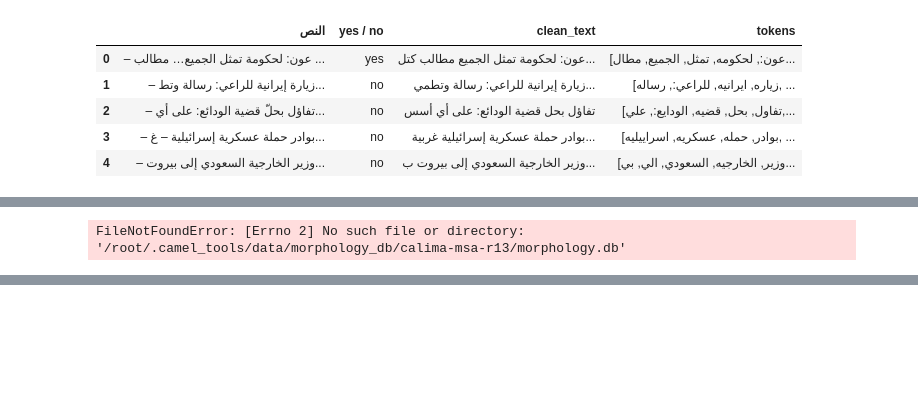
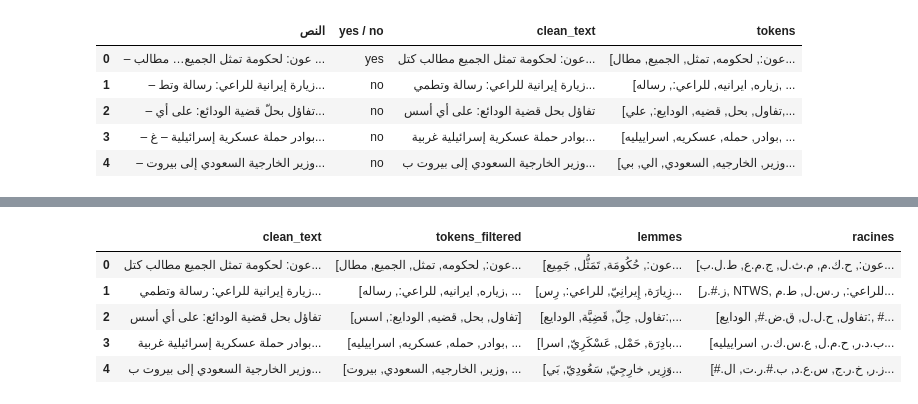
Before and after one commit to imanuni/imanuni, a Jupyter notebook: nettoyagefile.ipynb, the cells around one changed output, grey strips where cells are left out. Drawn from its saved outputs; the diff is of its cells as text; code cells hidden in the pictures; blank space fills up the shorter version.

```diff
--- a/nettoyagefile.ipynb
+++ b/nettoyagefile.ipynb
@@ -168,8 +175,8 @@ df = pd.read_csv('nettoye_tokens.csv', encoding='utf-8-sig')
 phrases = df['clean_text'].astype(str).tolist()
 
 # Liste personnalisée de stopwords (attention aux espaces et virgules)
-custom_stopwords = ['من', 'اى', 'عن', 'الى', 'يوما', 'الآن','مما','حول','ما','نحو', 'حتى', 'ثم', 'على','مهلة', 'الي', 'لا', 'ولا','في', 'لم', 'لن', 'لو', 'لدينا', 'التي', 'بين','وهي','اكثر','مع','هم','لنا','هذا','بعد','بالنسبه','لانها','ايضا','خلال','بعد','هذه','اجل','بكل','ان','ما', 'اولا',
-                    'ال', 'او', 'ليس']
+custom_stopwords = ['من', 'اى', 'عن', 'الى', 'يوما', 'الآن','مما','حول','ما','نحو','كى','انا','ضدها', 'حتى', 'ثم', 'على','مهلة', 'الي', 'لا', 'ولا','في', 'لم', 'لن', 'لو', 'لدينا', 'التي', 'بين','وهي','اكثر','مع','هم','لنا','هذا','بعد','بالنسبه','لانها','ايضا','خلال','بعد','هذه','اجل','بكل','ان','ما', 'اولا',
+                    'ال', 'او','كان','عليه','غير','وبعض','تحت','رغم','وطاه','كل','متى','جدا','فى', 'تحت','ونحن','ولن','وطاه','معا','والا' ,'كل','خلف', 'غير', 'عبر' ,'الـ' ,'له','عنه']
 
 custom_stopwords = [normalize_arabic(word) for word in custom_stopwords]#ajouter ce ligne pour lire bien les stop words.
 
@@ -249,22 +280,14 @@ ModuleNotFoundError: No module named 'camel_tools.utils.dl'
 # %%
-import pandas as pd
-from camel_tools.morphology.database import MorphologyDB
-from camel_tools.morphology.analyzer import Analyzer
-
-# 1. Charger ton fichier existant (avec tokens filtrés)
+from camel_tools.utils.dediac import dediac_ar
+import ast
+# Charger ton fichier (si nécessaire)
 df = pd.read_csv('nettoye_tokens_filtered.csv', encoding='utf-8-sig')
 
-# 2. Corriger les listes stockées sous forme de chaînes (ast = safe eval)
-import ast
+# Parser la colonne 'tokens_filtered' (listes stockées sous forme de chaînes)
 df['tokens_filtered'] = df['tokens_filtered'].apply(ast.literal_eval)
 
-# 3. Initialiser l'analyseur CAMeL
-db = MorphologyDB.builtin_db()
-analyzer = Analyzer(db)
-
-# 4. Appliquer la lemmatisation (LAM) et racinisation (STAM)
-lemmatized_tokens = []
-stemmed_tokens = []
+lemmes_col = []
+racines_col = []
 
 for tokens in df['tokens_filtered']:
     lemmas = []
@@ -272,26 +295,25 @@ for tokens in df['tokens_filtered']:
     for token in tokens:
         analyses = analyzer.analyze(token)
         if analyses:
-            lemmas.append(analyses[0]['lex'])    # Lemma (forme canonique)
-            roots.append(analyses[0]['root'])    # Racine
+            lemmas.append(analyses[0]['lex'])   # LAM
+            roots.append(analyses[0]['root'])   # STAM
         else:
-            lemmas.append(token)  # si non reconnu
+            lemmas.append(token)
             roots.append(token)
-    lemmatized_tokens.append(lemmas)
-    stemmed_tokens.append(roots)
+    lemmes_col.append(lemmas)
+    racines_col.append(roots)
 
-# 5. Ajouter les résultats au DataFrame
-df['lemmes'] = lemmatized_tokens
-df['racines'] = stemmed_tokens
+# Ajouter au DataFrame
+df['lemmes'] = lemmes_col
+df['racines'] = racines_col
 
-# 6. Sauvegarder le fichier final
+# Sauvegarder le nouveau CSV
 df.to_csv('corpus_lemmatise_racinise.csv', index=False, encoding='utf-8-sig')
 
-# 7. Télécharger dans Colab
+# Télécharger
 from google.colab import files
 files.download('corpus_lemmatise_racinise.csv')
 
-# 8. Afficher un aperçu
-df.head()
+# Afficher un aperçu
+df[['clean_text', 'tokens_filtered', 'lemmes', 'racines']].head()
 # %% [output]
-FileNotFoundError: [Errno 2] No such file or directory: '/root/.camel_tools/data/morphology_db/calima-msa-r13/morphology.db'
@@ -297,0 +322,6 @@ FileNotFoundError: [Errno 2] No such file or directory: '/root/.camel_tools/data
+|  | clean_text | tokens_filtered | lemmes | racines |
+| 0 | عون: لحكومة تمثل الجميع مطالب كتل... | [عون:, لحكومه, تمثل, الجميع, مطال... | [عون:, حُكُومَة, تَمَثُّل, جَمِيع... | [عون:, ح.ك.م, م.ث.ل, ج.م.ع, ط.ل.ب... |
+| 1 | زيارة إيرانية للراعي: رسالة وتطمي... | [زياره, ايرانيه, للراعي:, رساله, ... | [زِيارَة, إِيرانِيّ, للراعي:, رِس... | [ز.#.ر, NTWS, للراعي:, ر.س.ل, ط.م... |
+| 2 | تفاؤل بحل قضية الودائع: على أي أسس | [تفاول, بحل, قضيه, الودايع:, اسس] | [تفاول, حِلّ, قَضِيَّة, الودايع:,... | [تفاول, ح.ل.ل, ق.ض.#, الودايع:, #... |
+| 3 | بوادر حملة عسكرية إسرائيلية غربية... | [بوادر, حمله, عسكريه, اسراييليه, ... | [بادِرَة, حَمْل, عَسْكَرِيّ, اسرا... | [ب.د.ر, ح.م.ل, ع.س.ك.ر, اسراييليه... |
+| 4 | وزير الخارجية السعودي إلى بيروت ب... | [وزير, الخارجيه, السعودي, بيروت, ... | [وَزِير, خارِجِيّ, سَعُودِيّ, بَي... | [#.ز.ر, خ.ر.ج, س.ع.د, ب.#.ر.ت, ال... |
```
Also changed, not shown: parts of 9 cells of this notebook.
